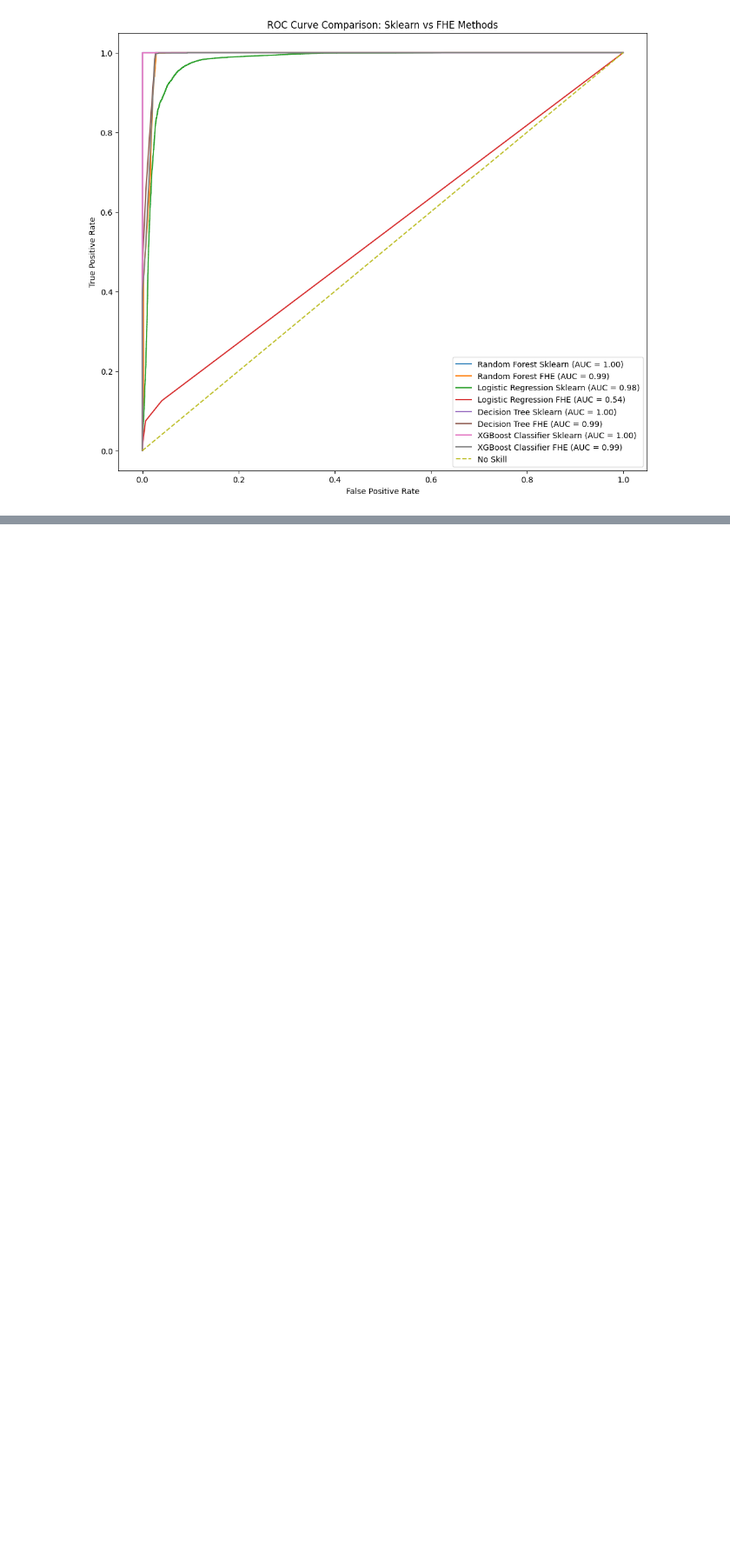
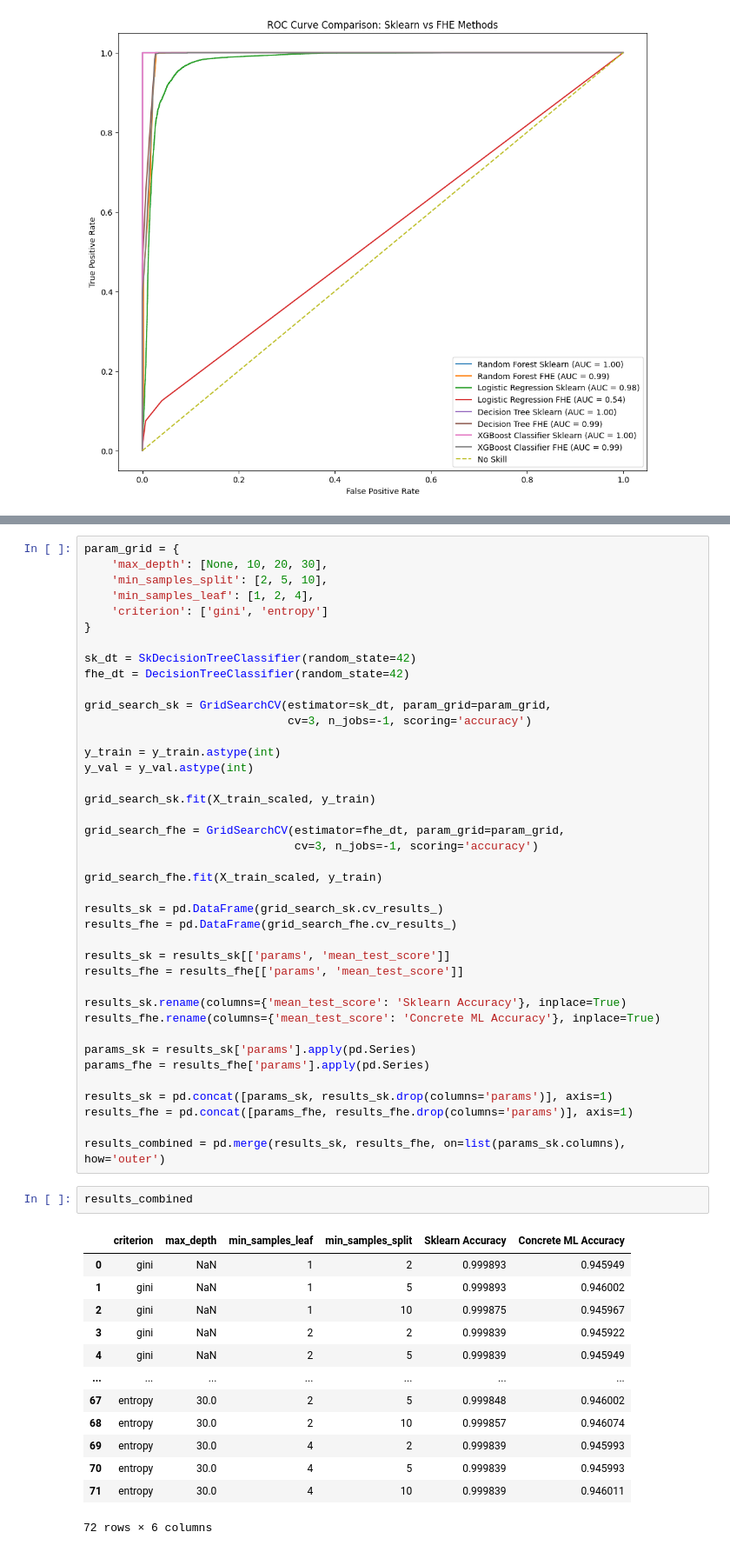
Before and after one commit to CirSandro/PFEE-ZAMA, a Jupyter notebook: src/card_credit.ipynb, the cells around one changed output, grey strips where cells are left out. Shown: that part at 87% size. Drawn from its saved outputs; the diff is of its cells as text; blank space fills up the shorter version.

Commit message:
feat: add grid search and save models

```diff
--- a/src/card_credit.ipynb
+++ b/src/card_credit.ipynb
@@ -323,0 +325,56 @@ plot_roc_curves(X_val, y_val, models)
+# %%
+param_grid = {
+    'max_depth': [None, 10, 20, 30],
+    'min_samples_split': [2, 5, 10],
+    'min_samples_leaf': [1, 2, 4],
+    'criterion': ['gini', 'entropy']
+}
+
+sk_dt = SkDecisionTreeClassifier(random_state=42)
+fhe_dt = DecisionTreeClassifier(random_state=42)
+
+grid_search_sk = GridSearchCV(estimator=sk_dt, param_grid=param_grid,
+                              cv=3, n_jobs=-1, scoring='accuracy')
+
+y_train = y_train.astype(int)
+y_val = y_val.astype(int)
+
+grid_search_sk.fit(X_train_scaled, y_train)
+
+grid_search_fhe = GridSearchCV(estimator=fhe_dt, param_grid=param_grid,
+                               cv=3, n_jobs=-1, scoring='accuracy')
+
+grid_search_fhe.fit(X_train_scaled, y_train)
+
+results_sk = pd.DataFrame(grid_search_sk.cv_results_)
+results_fhe = pd.DataFrame(grid_search_fhe.cv_results_)
+
+results_sk = results_sk[['params', 'mean_test_score']]
+results_fhe = results_fhe[['params', 'mean_test_score']]
+
+results_sk.rename(columns={'mean_test_score': 'Sklearn Accuracy'}, inplace=True)
+results_fhe.rename(columns={'mean_test_score': 'Concrete ML Accuracy'}, inplace=True)
+
+params_sk = results_sk['params'].apply(pd.Series)
+params_fhe = results_fhe['params'].apply(pd.Series)
+
+results_sk = pd.concat([params_sk, results_sk.drop(columns='params')], axis=1)
+results_fhe = pd.concat([params_fhe, results_fhe.drop(columns='params')], axis=1)
+
+results_combined = pd.merge(results_sk, results_fhe, on=list(params_sk.columns), how='outer')
+# %%
+results_combined
+# %% [output]
+|  | criterion | max_depth | min_samples_leaf | min_samples_split | Sklearn Accuracy | Concrete ML Accuracy |
+| 0 | gini | NaN | 1 | 2 | 0.999893 | 0.945949 |
+| 1 | gini | NaN | 1 | 5 | 0.999893 | 0.946002 |
+| 2 | gini | NaN | 1 | 10 | 0.999875 | 0.945967 |
+| 3 | gini | NaN | 2 | 2 | 0.999839 | 0.945922 |
+| 4 | gini | NaN | 2 | 5 | 0.999839 | 0.945949 |
+| ... | ... | ... | ... | ... | ... | ... |
+| 67 | entropy | 30.0 | 2 | 5 | 0.999848 | 0.946002 |
+| 68 | entropy | 30.0 | 2 | 10 | 0.999857 | 0.946074 |
+| 69 | entropy | 30.0 | 4 | 2 | 0.999839 | 0.945993 |
+| 70 | entropy | 30.0 | 4 | 5 | 0.999839 | 0.945993 |
+| 71 | entropy | 30.0 | 4 | 10 | 0.999839 | 0.946011 |
+72 rows × 6 columns
```
Also changed, not shown: parts of 7 cells of this notebook, 3 other files.
